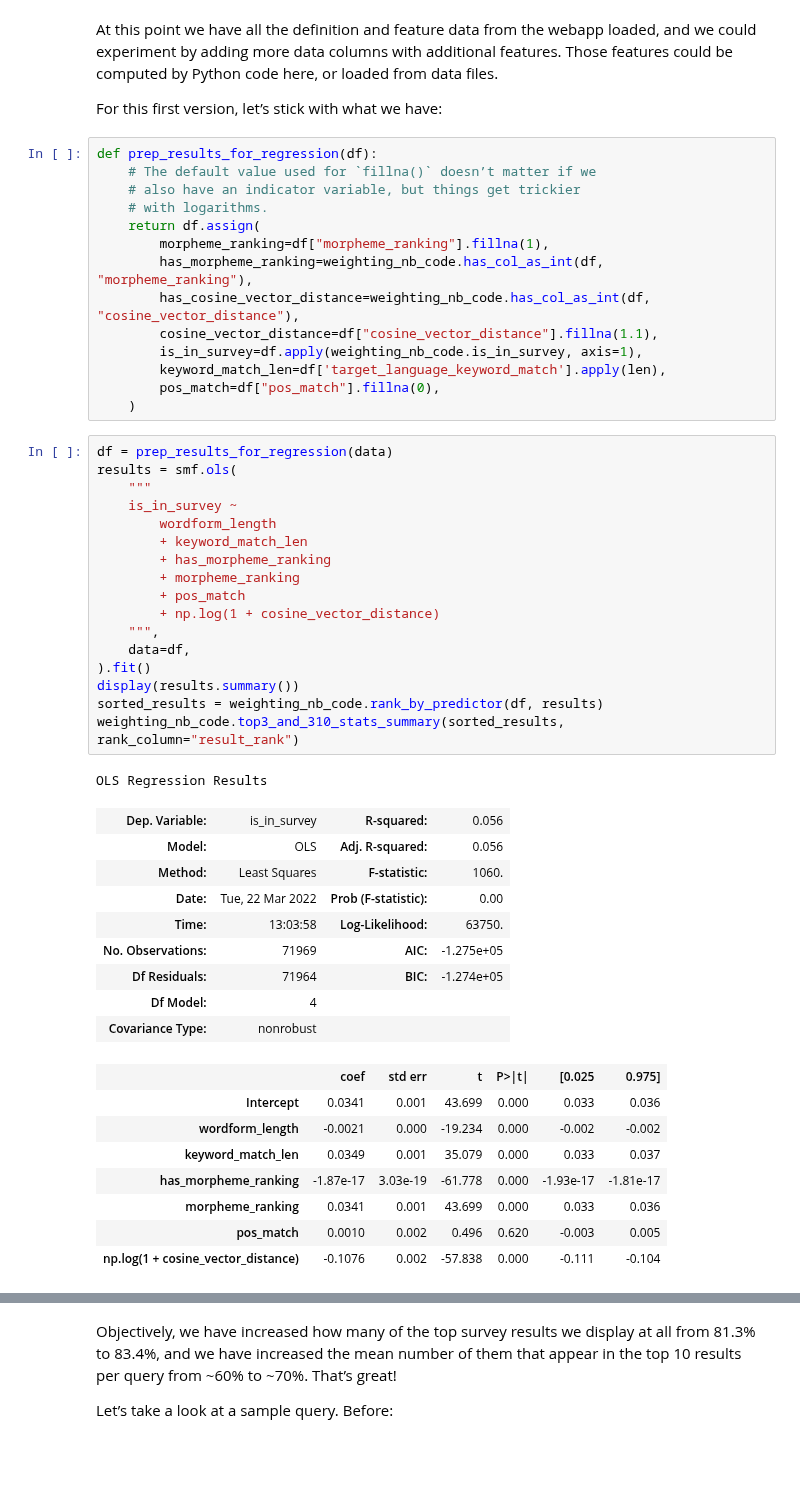
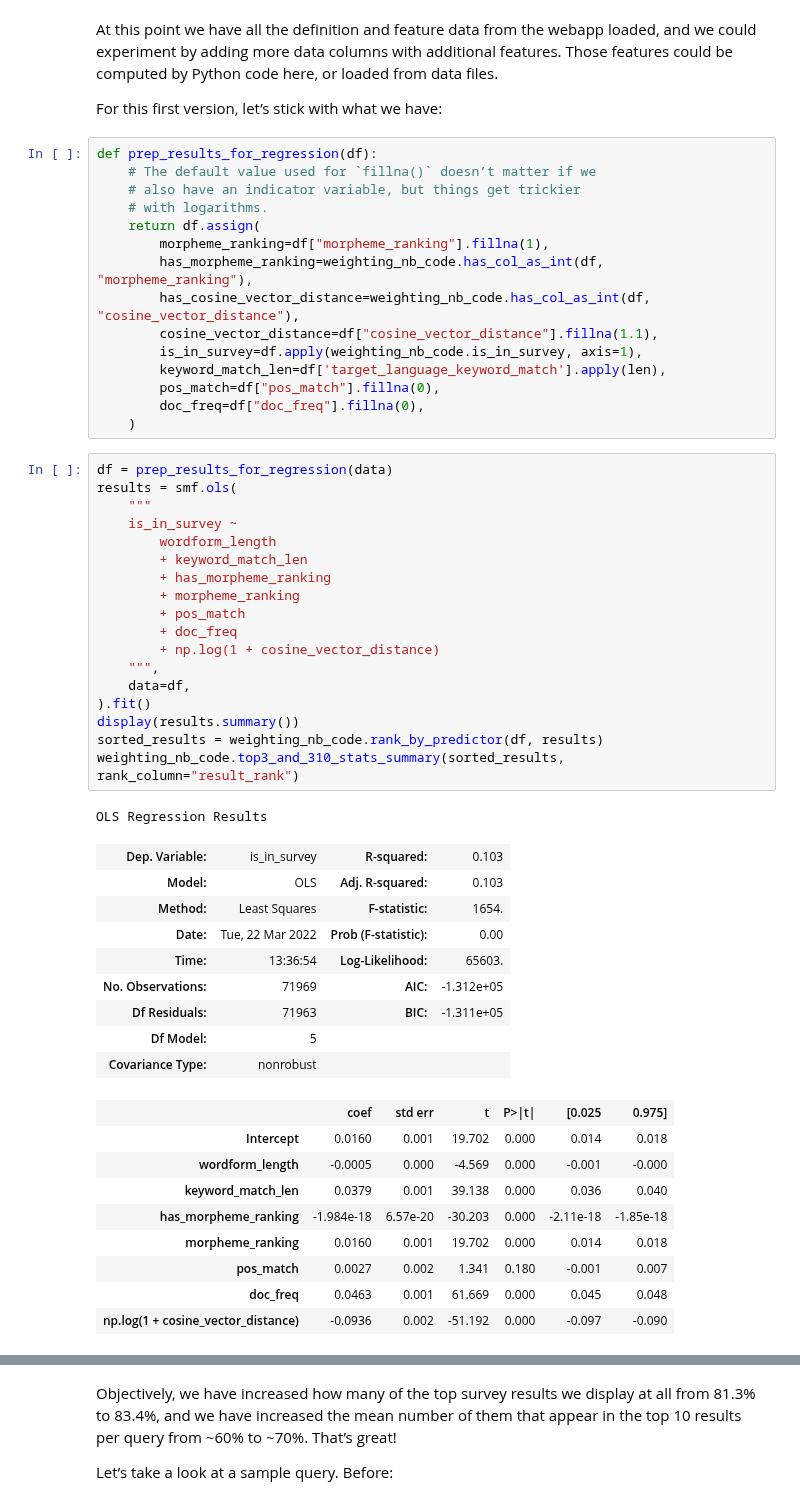
Before and after one commit to UAlbertaALTLab/morphodict, a Jupyter notebook: src/CreeDictionary/search_quality/weighting.ipynb, the cells around one changed output, grey strips where cells are left out. Saved outputs shown, nothing was run; the diff lists cells and outputs as text; blank space fills up the shorter version.

Commit message:
feat: add document frequency to search ranking features

```diff
--- a/src/CreeDictionary/search_quality/weighting.ipynb
+++ b/src/CreeDictionary/search_quality/weighting.ipynb
@@ -145,40 +145,43 @@ def prep_results_for_regression(df):
         is_in_survey=df.apply(weighting_nb_code.is_in_survey, axis=1),
         keyword_match_len=df['target_language_keyword_match'].apply(len),
         pos_match=df["pos_match"].fillna(0),
+        doc_freq=df["doc_freq"].fillna(0),
     )
 # %%
 df = prep_results_for_regression(data)
 results = smf.ols(
     """
     is_in_survey ~
         wordform_length
         + keyword_match_len
         + has_morpheme_ranking
         + morpheme_ranking
         + pos_match
+        + doc_freq
         + np.log(1 + cosine_vector_distance)
     """,
     data=df,
 ).fit()
 display(results.summary())
 sorted_results = weighting_nb_code.rank_by_predictor(df, results)
 weighting_nb_code.top3_and_310_stats_summary(sorted_results, rank_column="result_rank")
 # %% [output]
 OLS Regression Results
-| Dep. Variable: | is_in_survey | R-squared: | 0.056 |
-| Model: | OLS | Adj. R-squared: | 0.056 |
-| Method: | Least Squares | F-statistic: | 1060. |
+| Dep. Variable: | is_in_survey | R-squared: | 0.103 |
+| Model: | OLS | Adj. R-squared: | 0.103 |
+| Method: | Least Squares | F-statistic: | 1654. |
 | Date: | Tue, 22 Mar 2022 | Prob (F-statistic): | 0.00 |
-| Time: | 13:03:58 | Log-Likelihood: | 63750. |
-| No. Observations: | 71969 | AIC: | -1.275e+05 |
-| Df Residuals: | 71964 | BIC: | -1.274e+05 |
-| Df Model: | 4 |  |  |
+| Time: | 13:36:54 | Log-Likelihood: | 65603. |
+| No. Observations: | 71969 | AIC: | -1.312e+05 |
+| Df Residuals: | 71963 | BIC: | -1.311e+05 |
+| Df Model: | 5 |  |  |
 | Covariance Type: | nonrobust |  |  |
 |  | coef | std err | t | P>|t| | [0.025 | 0.975] |
-| Intercept | 0.0341 | 0.001 | 43.699 | 0.000 | 0.033 | 0.036 |
-| wordform_length | -0.0021 | 0.000 | -19.234 | 0.000 | -0.002 | -0.002 |
-| keyword_match_len | 0.0349 | 0.001 | 35.079 | 0.000 | 0.033 | 0.037 |
-| has_morpheme_ranking | -1.87e-17 | 3.03e-19 | -61.778 | 0.000 | -1.93e-17 | -1.81e-17 |
-| morpheme_ranking | 0.0341 | 0.001 | 43.699 | 0.000 | 0.033 | 0.036 |
-| pos_match | 0.0010 | 0.002 | 0.496 | 0.620 | -0.003 | 0.005 |
-| np.log(1 + cosine_vector_distance) | -0.1076 | 0.002 | -57.838 | 0.000 | -0.111 | -0.104 |
+| Intercept | 0.0160 | 0.001 | 19.702 | 0.000 | 0.014 | 0.018 |
+| wordform_length | -0.0005 | 0.000 | -4.569 | 0.000 | -0.001 | -0.000 |
+| keyword_match_len | 0.0379 | 0.001 | 39.138 | 0.000 | 0.036 | 0.040 |
+| has_morpheme_ranking | -1.984e-18 | 6.57e-20 | -30.203 | 0.000 | -2.11e-18 | -1.85e-18 |
+| morpheme_ranking | 0.0160 | 0.001 | 19.702 | 0.000 | 0.014 | 0.018 |
+| pos_match | 0.0027 | 0.002 | 1.341 | 0.180 | -0.001 | 0.007 |
+| doc_freq | 0.0463 | 0.001 | 61.669 | 0.000 | 0.045 | 0.048 |
+| np.log(1 + cosine_vector_distance) | -0.0936 | 0.002 | -51.192 | 0.000 | -0.097 | -0.090 |
```
Also changed, not shown: parts of 5 cells of this notebook, 5 other files.
